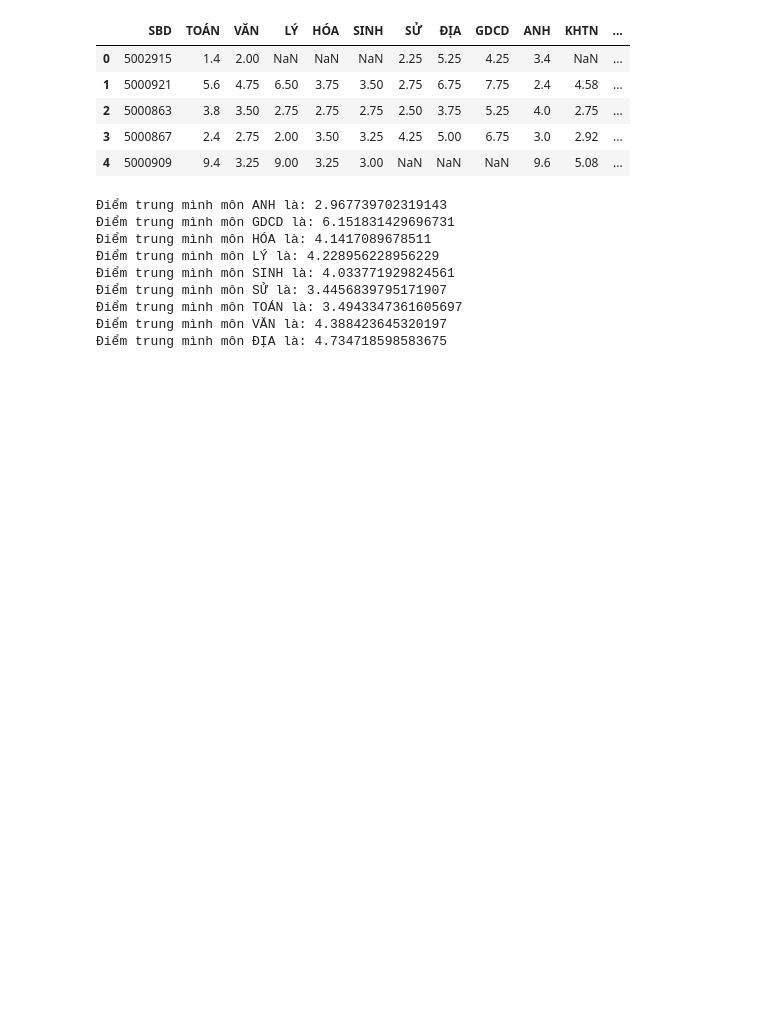
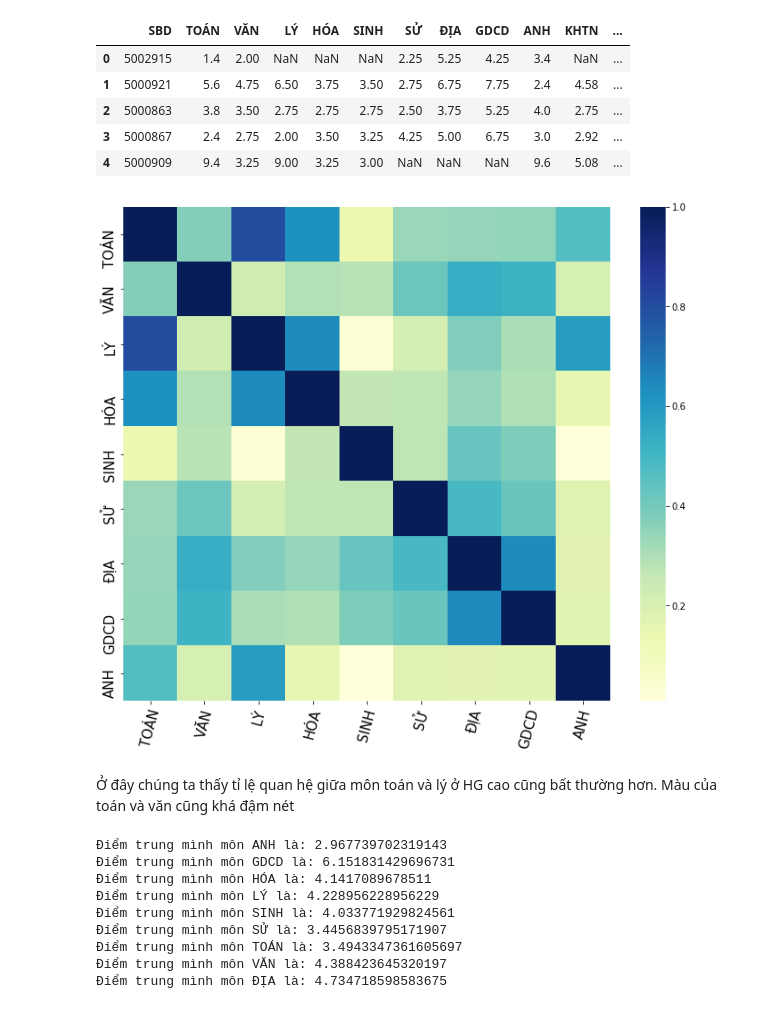
Before and after one commit to hphuongdhsp/Diem_thi_DH_2018, a Jupyter notebook: thống_kê_đại_học.ipynb, the cells around one changed output. Drawn from its saved outputs; the diff is of its cells as text; code cells hidden in the pictures; blank space fills up the shorter version.

```diff
--- a/thống_kê_đại_học.ipynb
+++ b/thống_kê_đại_học.ipynb
@@ -125,6 +146,17 @@ HG.head()
 | 2 | 5000863 | 3.8 | 3.50 | 2.75 | 2.75 | 2.75 | 2.50 | 3.75 | 5.25 | 4.0 | 2.75 | ... |
 | 3 | 5000867 | 2.4 | 2.75 | 2.00 | 3.50 | 3.25 | 4.25 | 5.00 | 6.75 | 3.0 | 2.92 | ... |
 | 4 | 5000909 | 9.4 | 3.25 | 9.00 | 3.25 | 3.00 | NaN | NaN | NaN | 9.6 | 5.08 | ... |
+# %%
+features_list=['TOÁN','VĂN','LÝ','HÓA','SINH','SỬ','ĐỊA','GDCD','ANH']
+corr=HG[features_list].corr()
+plt.figure(figsize=(12, 10))
+sns.heatmap(corr, cmap='YlGnBu')
+temp = plt.xticks(rotation=75, fontsize=15)
+temp = plt.yticks(fontsize=15)
+# %% [output]
+[figure, added]
+# %% [markdown]
+Ở đây chúng ta thấy tỉ lệ quan hệ giữa môn toán và lý ở HG cao cũng bất thường hơn. Màu của toán và văn cũng khá đậm nét
 # %%
 for i in Môn_học:
     print("Điểm trung mình môn",i,'là:',HG[i].mean())
```
Also changed, not shown: parts of 10 cells of this notebook.
